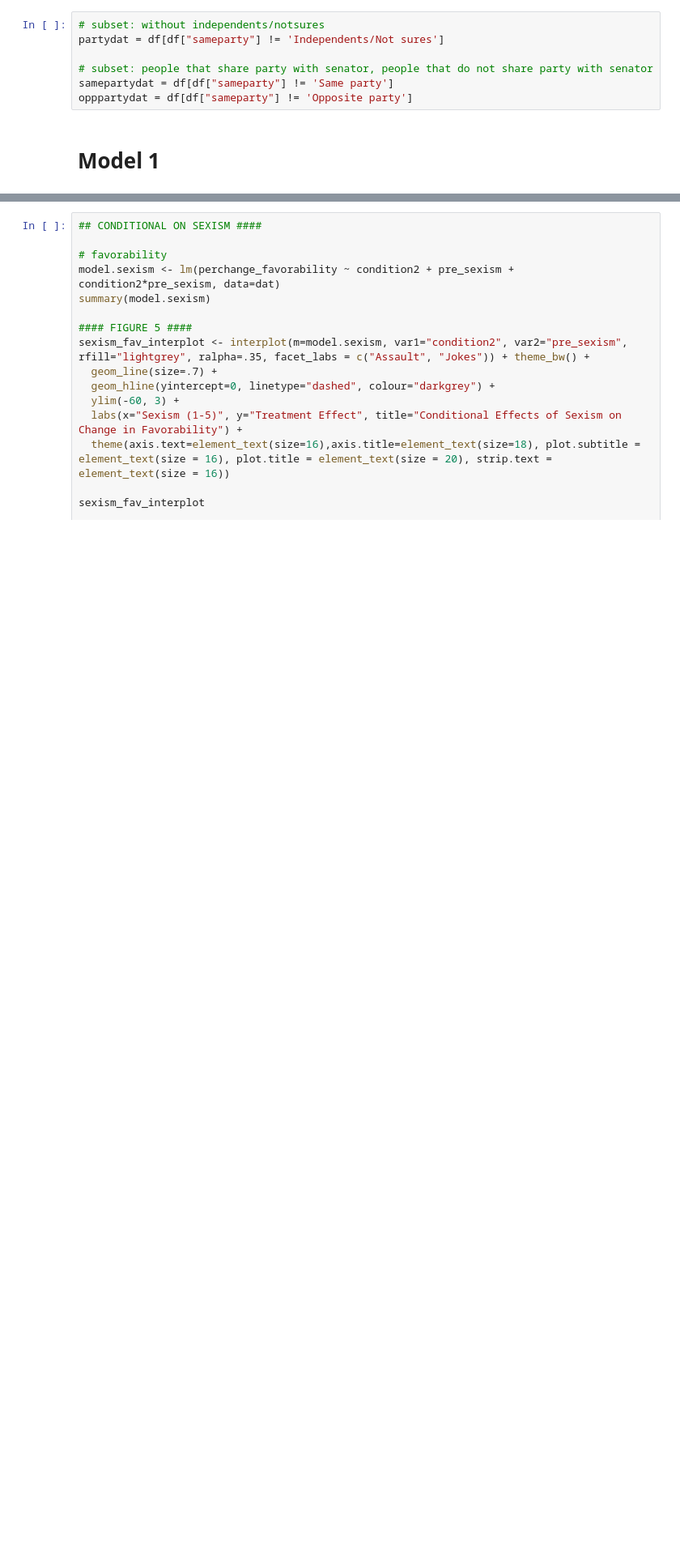
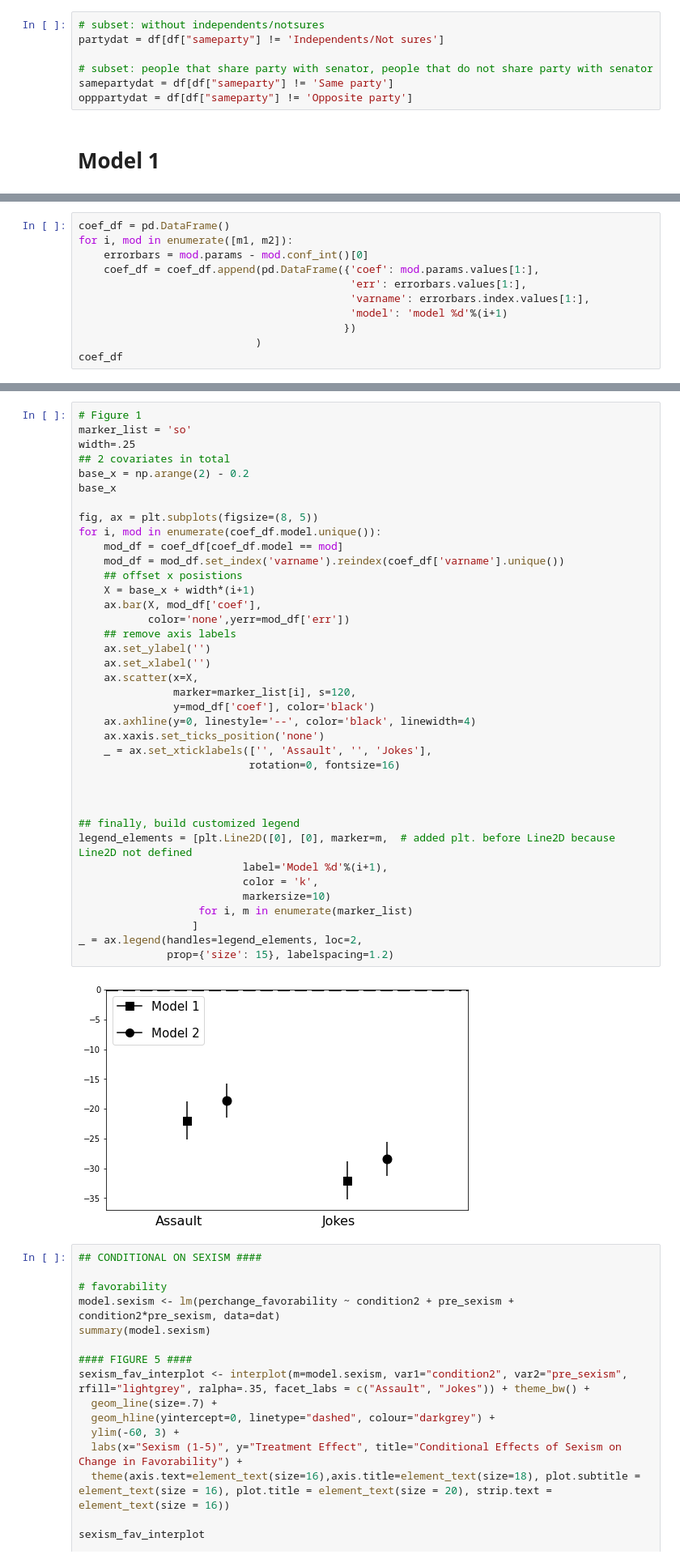
Before and after one commit to mattcingram/rep1_python, a Jupyter notebook: code/rep1_python.ipynb, the cells around one changed output, grey strips where cells are left out. Shown at 81% size. Saved outputs shown, nothing was run; the diff lists cells and outputs as text; blank space fills up the shorter version.

```diff
--- a/code/rep1_python.ipynb
+++ b/code/rep1_python.ipynb
@@ -611,0 +639,11 @@ Notes:
+# %%
+coef_df = pd.DataFrame()
+for i, mod in enumerate([m1, m2]):
+    errorbars = mod.params - mod.conf_int()[0]
+    coef_df = coef_df.append(pd.DataFrame({'coef': mod.params.values[1:],
+                                           'err': errorbars.values[1:],
+                                           'varname': errorbars.index.values[1:],
+                                           'model': 'model %d'%(i+1)
+                                          })
+                            )
+coef_df
@@ -612,3 +656,43 @@ Notes:
+# %%
+# Figure 1
+marker_list = 'so'
+width=.25
+## 2 covariates in total
+base_x = np.arange(2) - 0.2
+base_x
+
+fig, ax = plt.subplots(figsize=(8, 5))
+for i, mod in enumerate(coef_df.model.unique()):
+    mod_df = coef_df[coef_df.model == mod]
+    mod_df = mod_df.set_index('varname').reindex(coef_df['varname'].unique())
+    ## offset x posistions
+    X = base_x + width*(i+1)
+    ax.bar(X, mod_df['coef'],
+           color='none',yerr=mod_df['err'])
+    ## remove axis labels
+    ax.set_ylabel('')
+    ax.set_xlabel('')
+    ax.scatter(x=X,
+               marker=marker_list[i], s=120,
+               y=mod_df['coef'], color='black')
+    ax.axhline(y=0, linestyle='--', color='black', linewidth=4)
+    ax.xaxis.set_ticks_position('none')
+    _ = ax.set_xticklabels(['', 'Assault', '', 'Jokes'],
+                           rotation=0, fontsize=16)
+
+
+
+## finally, build customized legend
+legend_elements = [plt.Line2D([0], [0], marker=m,  # added plt. before Line2D because Line2D not defined
+                          label='Model %d'%(i+1),
+                          color = 'k',
+                          markersize=10)
+                   for i, m in enumerate(marker_list)
+                  ]
+_ = ax.legend(handles=legend_elements, loc=2,
+              prop={'size': 15}, labelspacing=1.2)
+# %% [output]
+[figure, added]
 # %%
 ## CONDITIONAL ON SEXISM ####
 
```
Also changed, not shown: parts of 12 cells of this notebook.
